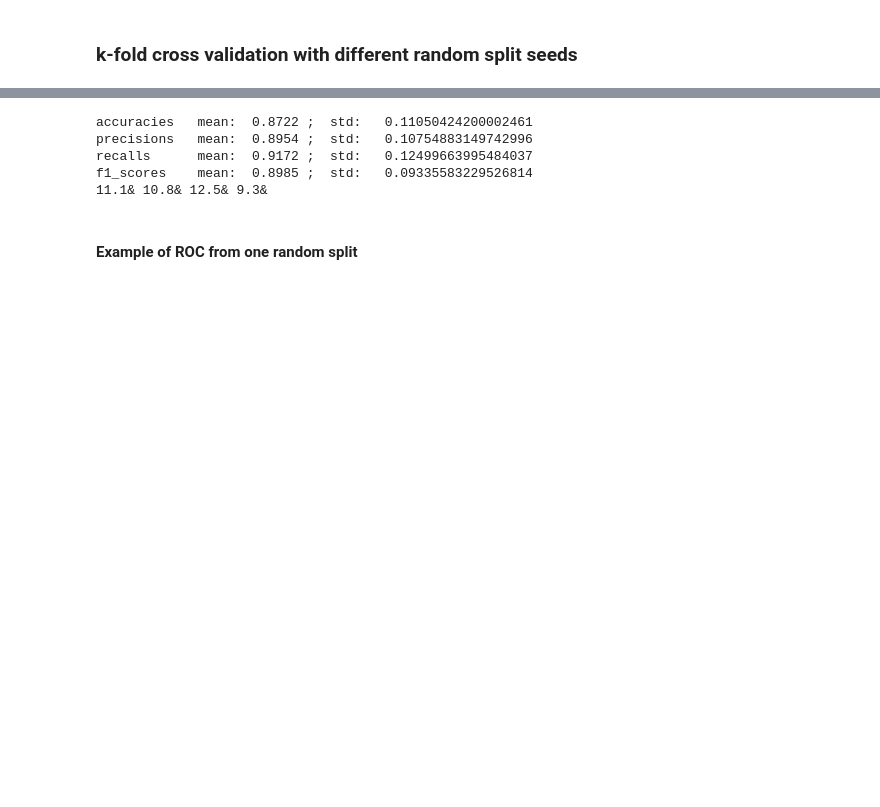
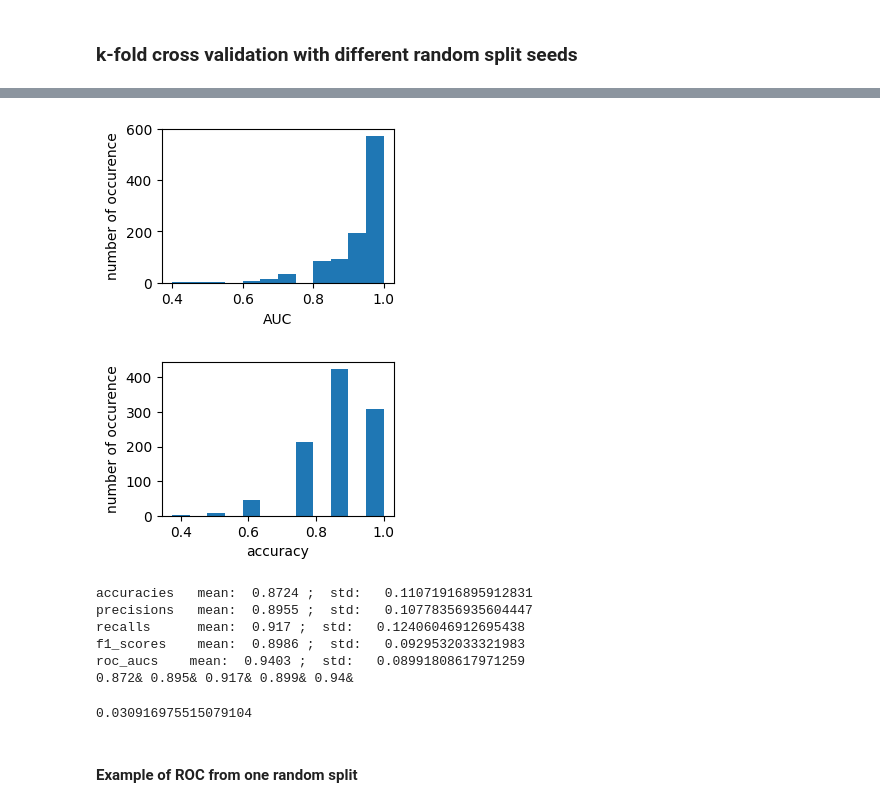
Before and after one commit to Falk0/AIA, a Jupyter notebook: PD_classification_Kamble.ipynb, the cells around one changed output, grey strips where cells are left out. Drawn from its saved outputs; the diff is of its cells as text; code cells hidden in the pictures; blank space fills up the shorter version.

```diff
--- a/PD_classification_Kamble.ipynb
+++ b/PD_classification_Kamble.ipynb
@@ -401,18 +397,40 @@ Standard devatation Accuracy: 0.11050424200002461
+# %%
+#tmp = [np.mean(accuracies[i:i+5]) for i in range(len(accuracies)//5)]
+plt.figure(figsize=(3,2))
+plt.hist(roc_aucs, bins=12)
+plt.xlabel('AUC')
+plt.ylabel('number of occurence')
+plt.show()
+
+plt.figure(figsize=(3,2))
+plt.hist(accuracies, bins=12)
+plt.xlabel('accuracy')
+plt.ylabel('number of occurence')
+plt.show()
+# %% [output]
+[figure, added]
+[figure, added]
 # %%
 print('accuracies   mean: ', round(np.mean(accuracies), 4), ';  std:  ', np.std(accuracies))
 print('precisions   mean: ', round(np.mean(precisions), 4), ';  std:  ', np.std(precisions))
 print('recalls      mean: ', round(np.mean(recalls), 4), ';  std:  ', np.std(recalls))
 print('f1_scores    mean: ', round(np.mean(f1_scores), 4), ';  std:  ', np.std(f1_scores))
+print('roc_aucs    mean: ', round(np.mean(roc_aucs), 4), ';  std:  ', np.std(roc_aucs))
 
-for i in [accuracies, precisions, recalls, f1_scores]:
-    print(round(np.std(i)*100, 1), end='')
+for i in [accuracies, precisions, recalls, f1_scores, roc_aucs]:
+    print(round(np.mean(i), 3), end='')
     print('& ', end='')
 # %% [output]
-accuracies   mean:  0.8722 ;  std:   0.11050424200002461
-precisions   mean:  0.8954 ;  std:   0.10754883149742996
-recalls      mean:  0.9172 ;  std:   0.12499663995484037
-f1_scores    mean:  0.8985 ;  std:   0.09335583229526814
-11.1& 10.8& 12.5& 9.3&
+accuracies   mean:  0.8724 ;  std:   0.11071916895912831
+precisions   mean:  0.8955 ;  std:   0.10778356935604447
+recalls      mean:  0.917 ;  std:   0.12406046912695438
+f1_scores    mean:  0.8986 ;  std:   0.0929532033321983
+roc_aucs    mean:  0.9403 ;  std:   0.08991808617971259
+0.872& 0.895& 0.917& 0.899& 0.94&
+# %%
+np.std([np.mean(accuracies[i:i+5]) for i in range(len(accuracies)//5)])
+# %% [output]
+0.030916975515079104
 # %% [markdown]
 #### Example of ROC from one random split
 # %%
```
Also changed, not shown: parts of 4 cells of this notebook, 2 other files.
